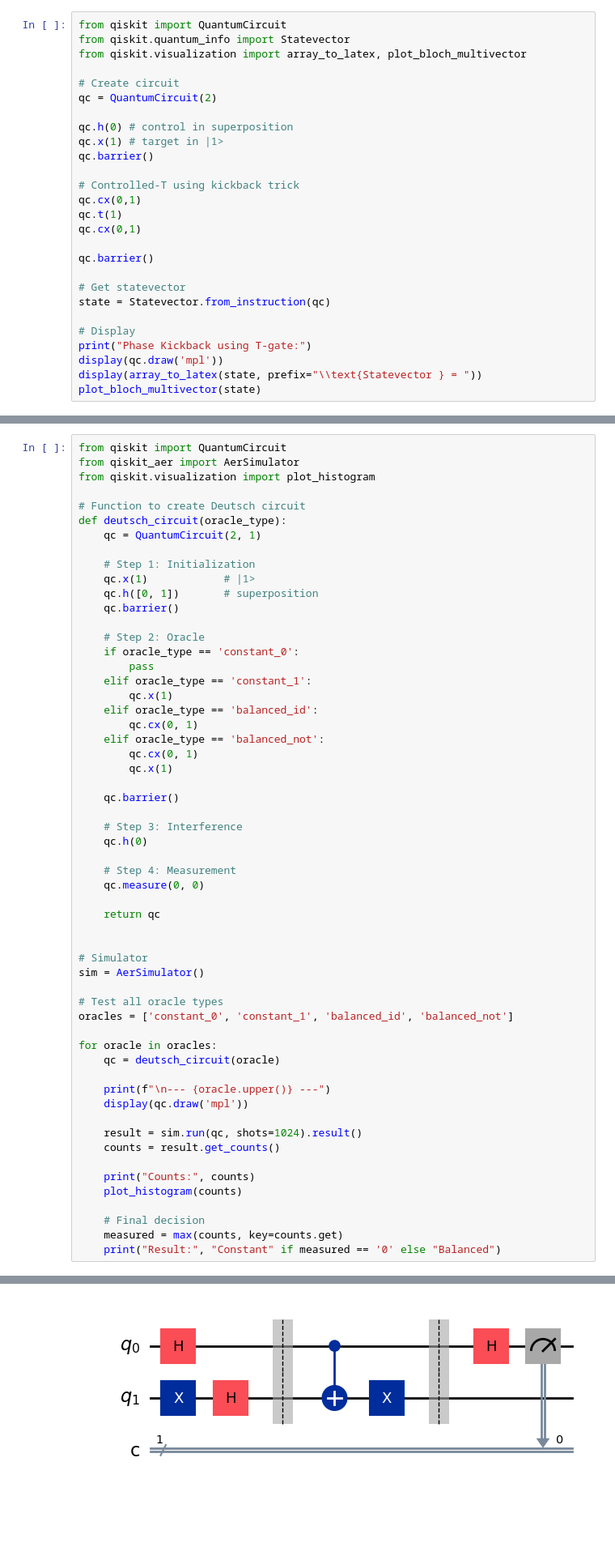
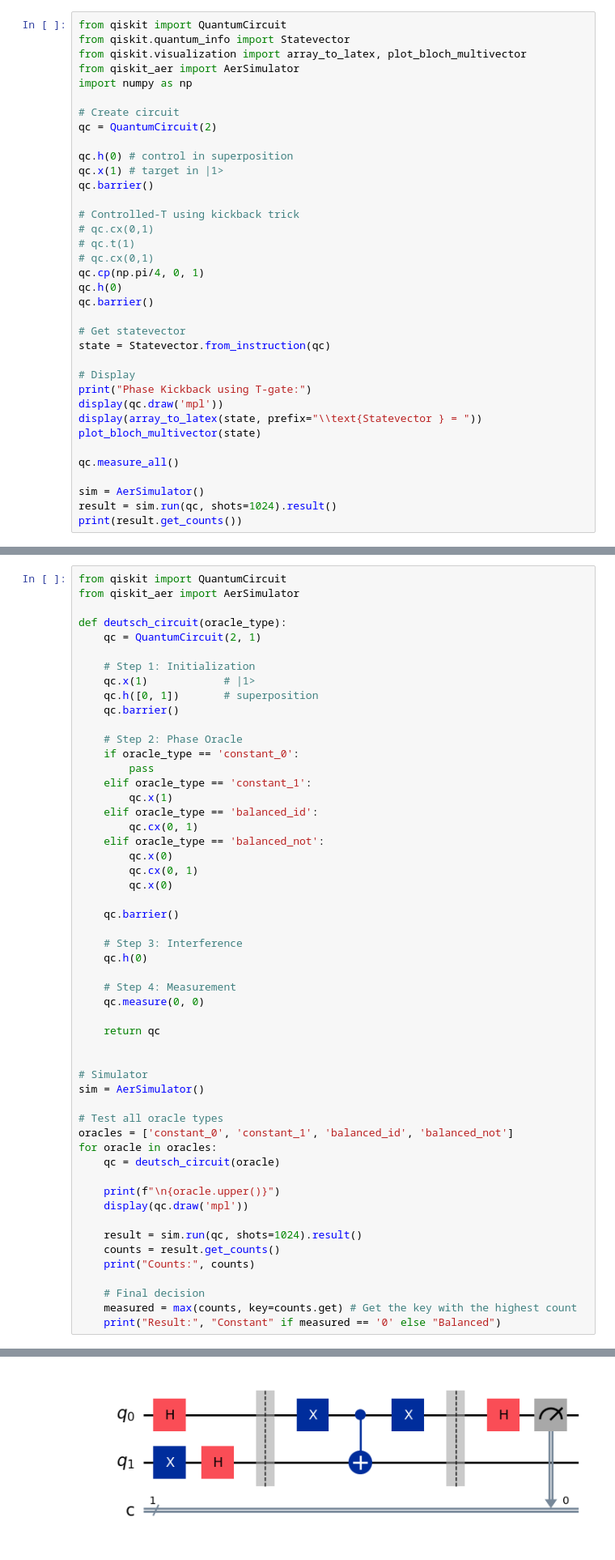
Before and after one commit to Smarth2005/Quantum-Computing-with-Qiskit, a Jupyter notebook: Lab-8.ipynb, the cells around one changed output, grey strips where cells are left out. Shown at 81% size. Cells and saved outputs as stored; diff of their text form; blank space fills up the shorter version.

```diff
--- a/Lab-8.ipynb
+++ b/Lab-8.ipynb
@@ -99,6 +99,8 @@ print(result.get_counts())
 from qiskit import QuantumCircuit
 from qiskit.quantum_info import Statevector
 from qiskit.visualization import array_to_latex, plot_bloch_multivector
+from qiskit_aer import AerSimulator
+import numpy as np
 
 # Create circuit
 qc = QuantumCircuit(2)
@@ -108,10 +110,11 @@ qc.x(1) # target in |1>
 qc.barrier()
 
 # Controlled-T using kickback trick
-qc.cx(0,1)
-qc.t(1)
-qc.cx(0,1)
-
+# qc.cx(0,1)
+# qc.t(1)
+# qc.cx(0,1)
+qc.cp(np.pi/4, 0, 1)
+qc.h(0)
 qc.barrier()
 
 # Get statevector
@@ -122,5 +125,11 @@ print("Phase Kickback using T-gate:")
 display(qc.draw('mpl'))
 display(array_to_latex(state, prefix="\\text{Statevector } = "))
 plot_bloch_multivector(state)
+
+qc.measure_all()
+
+sim = AerSimulator()
+result = sim.run(qc, shots=1024).result()
+print(result.get_counts())
 # %% [output]
 Phase Kickback using T-gate:
@@ -139,9 +148,7 @@ In this experiment, the T gate introduces a phase of $e^{i\pi/4}$ to the target
 # %%
 from qiskit import QuantumCircuit
 from qiskit_aer import AerSimulator
-from qiskit.visualization import plot_histogram
 
-# Function to create Deutsch circuit
 def deutsch_circuit(oracle_type):
     qc = QuantumCircuit(2, 1)
 
@@ -150,7 +157,7 @@ def deutsch_circuit(oracle_type):
     qc.h([0, 1])       # superposition
     qc.barrier()
 
-    # Step 2: Oracle
+    # Step 2: Phase Oracle
     if oracle_type == 'constant_0':
         pass
     elif oracle_type == 'constant_1':
@@ -158,8 +165,9 @@ def deutsch_circuit(oracle_type):
     elif oracle_type == 'balanced_id':
         qc.cx(0, 1)
     elif oracle_type == 'balanced_not':
+        qc.x(0)
         qc.cx(0, 1)
-        qc.x(1)
+        qc.x(0)
 
     qc.barrier()
 
@@ -177,20 +185,17 @@ sim = AerSimulator()
 
 # Test all oracle types
 oracles = ['constant_0', 'constant_1', 'balanced_id', 'balanced_not']
-
 for oracle in oracles:
     qc = deutsch_circuit(oracle)
 
-    print(f"\n--- {oracle.upper()} ---")
+    print(f"\n{oracle.upper()}")
     display(qc.draw('mpl'))
 
     result = sim.run(qc, shots=1024).result()
     counts = result.get_counts()
-
     print("Counts:", counts)
-    plot_histogram(counts)
 
     # Final decision
-    measured = max(counts, key=counts.get)
+    measured = max(counts, key=counts.get) # Get the key with the highest count
     print("Result:", "Constant" if measured == '0' else "Balanced")
 # %% [output]
@@ -213,4 +218,4 @@ Result: Balanced
-[figure, old version]
+[figure, new version]
 Counts: {'1': 1024}
 Result: Balanced
 # %% [markdown]
```
Also changed, not shown: parts of 3 cells of this notebook, 1 other file.
